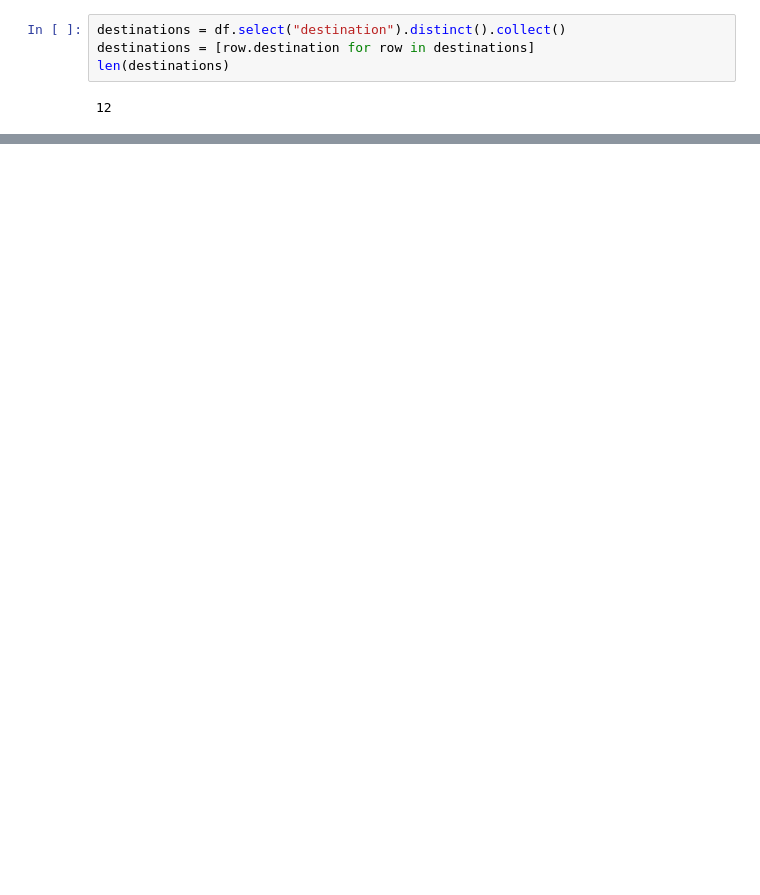
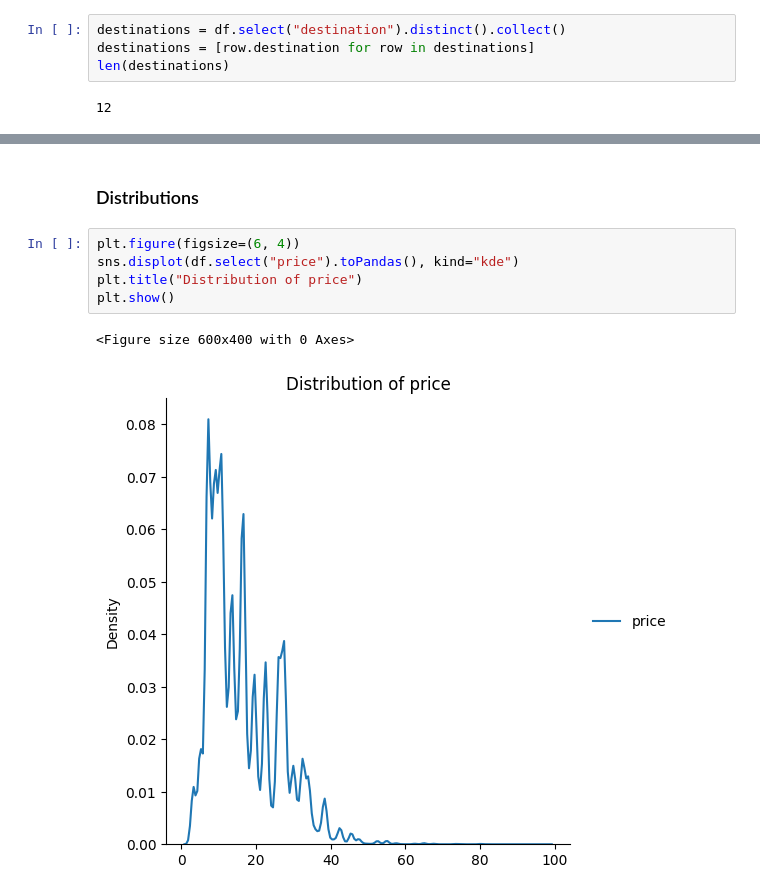
Before and after one commit to DaviYokogawa/Statistics_Ml, a Jupyter notebook: Spark_Studies/code/descriptive_analysis.ipynb, the cells around one changed output, grey strips where cells are left out. Saved outputs shown, nothing was run; the diff lists cells and outputs as text; blank space fills up the shorter version.

```diff
--- a/Spark_Studies/code/descriptive_analysis.ipynb
+++ b/Spark_Studies/code/descriptive_analysis.ipynb
@@ -112,0 +66,10 @@ only showing top 50 rows
+# %% [markdown]
+### Distributions
+# %%
+plt.figure(figsize=(6, 4))
+sns.displot(df.select("price").toPandas(), kind="kde")
+plt.title("Distribution of price")
+plt.show()
+# %% [output]
+<Figure size 600x400 with 0 Axes>
+[figure, added]
```
Also changed, not shown: parts of 18 cells of this notebook.
